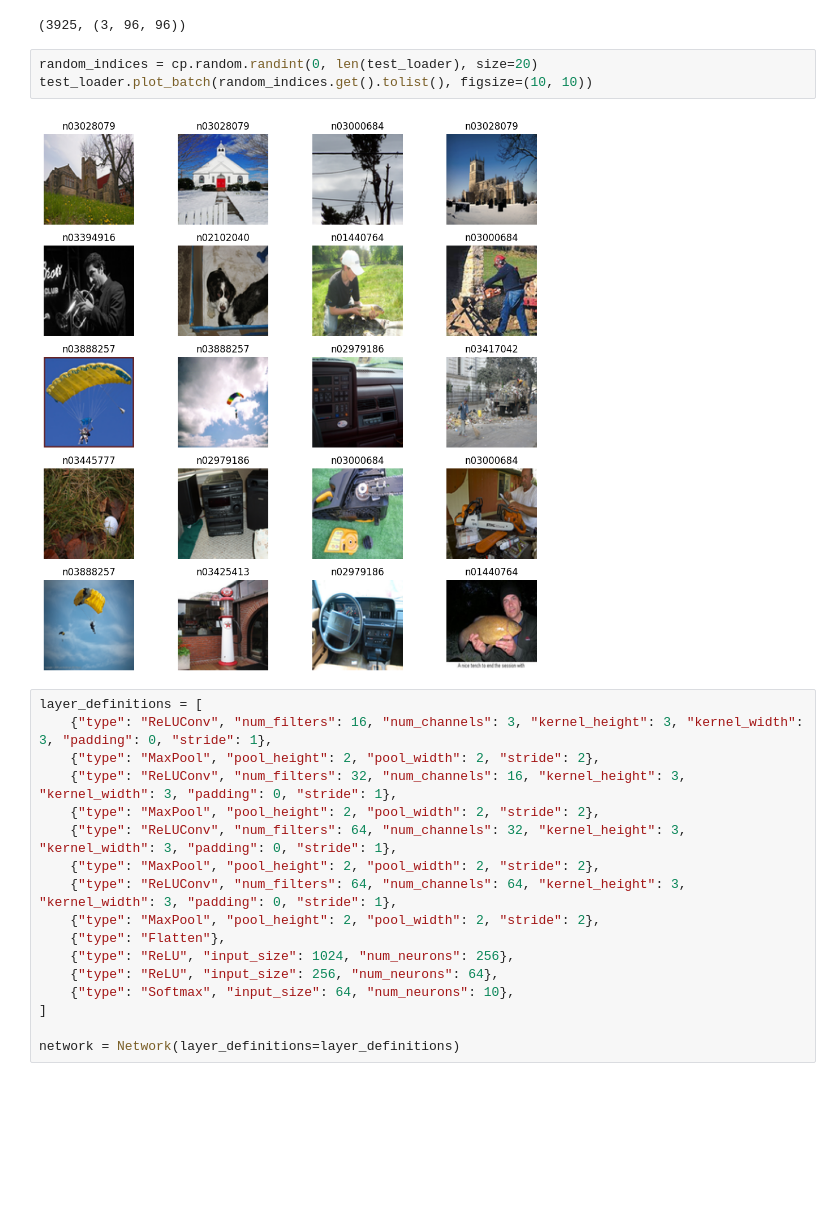
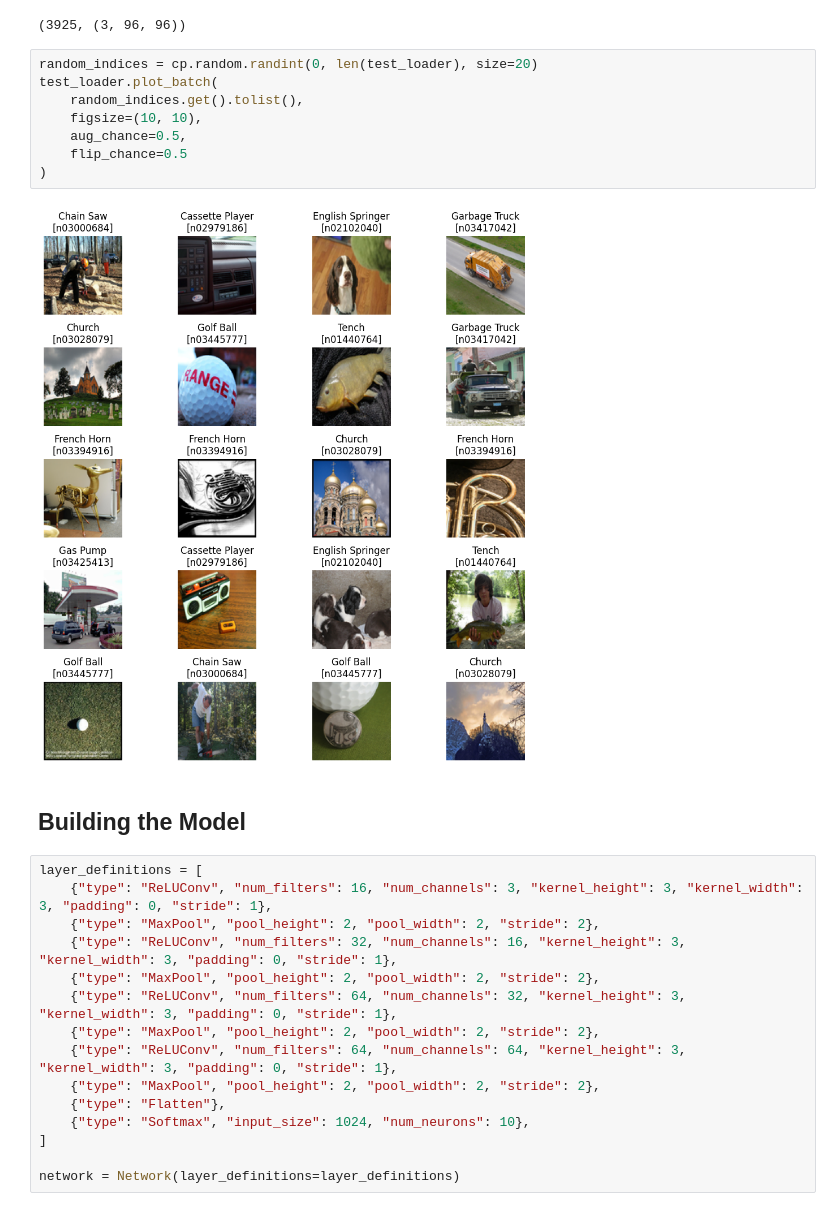
Before and after one commit to danielpederzini/cnn-from-scratch, a Jupyter notebook: notebooks/main.ipynb, the cells around one changed output. Saved outputs shown, nothing was run; the diff lists cells and outputs as text; blank space fills up the shorter version.

```diff
--- a/notebooks/main.ipynb
+++ b/notebooks/main.ipynb
@@ -41,9 +46,16 @@ len(test_loader), test_loader.get_image_shape()
 (3925, (3, 96, 96))
 # %%
 random_indices = cp.random.randint(0, len(test_loader), size=20)
-test_loader.plot_batch(random_indices.get().tolist(), figsize=(10, 10))
+test_loader.plot_batch(
+    random_indices.get().tolist(),
+    figsize=(10, 10),
+    aug_chance=0.5,
+    flip_chance=0.5
+)
 # %% [output]
-[figure, old version]
+[figure, new version]
+# %% [markdown]
+## Building the Model
 # %%
 layer_definitions = [
     {"type": "ReLUConv", "num_filters": 16, "num_channels": 3, "kernel_height": 3, "kernel_width": 3, "padding": 0, "stride": 1},
@@ -55,9 +67,7 @@ layer_definitions = [
     {"type": "ReLUConv", "num_filters": 64, "num_channels": 64, "kernel_height": 3, "kernel_width": 3, "padding": 0, "stride": 1},
     {"type": "MaxPool", "pool_height": 2, "pool_width": 2, "stride": 2},
     {"type": "Flatten"},
-    {"type": "ReLU", "input_size": 1024, "num_neurons": 256},
-    {"type": "ReLU", "input_size": 256, "num_neurons": 64},
-    {"type": "Softmax", "input_size": 64, "num_neurons": 10},
+    {"type": "Softmax", "input_size": 1024, "num_neurons": 10},
 ]
 
 network = Network(layer_definitions=layer_definitions)
```
Also changed, not shown: parts of 11 cells of this notebook.
